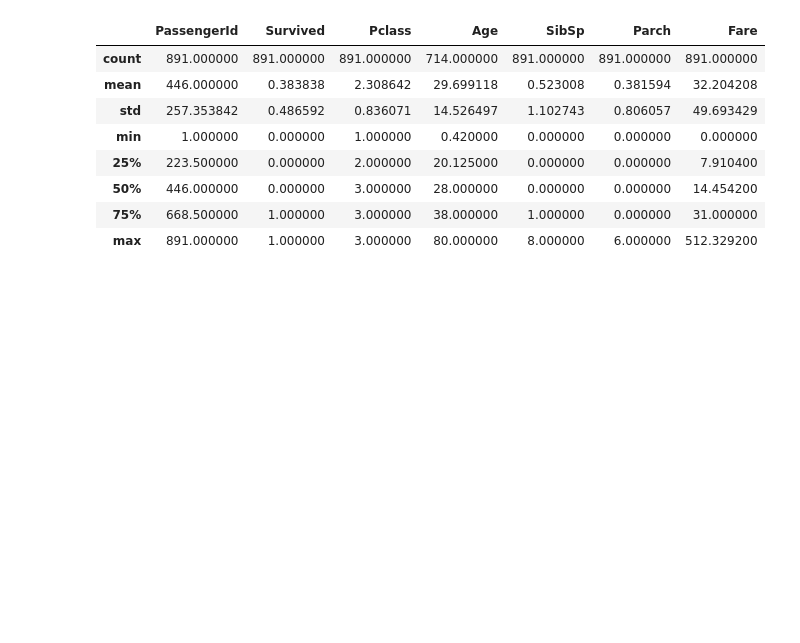
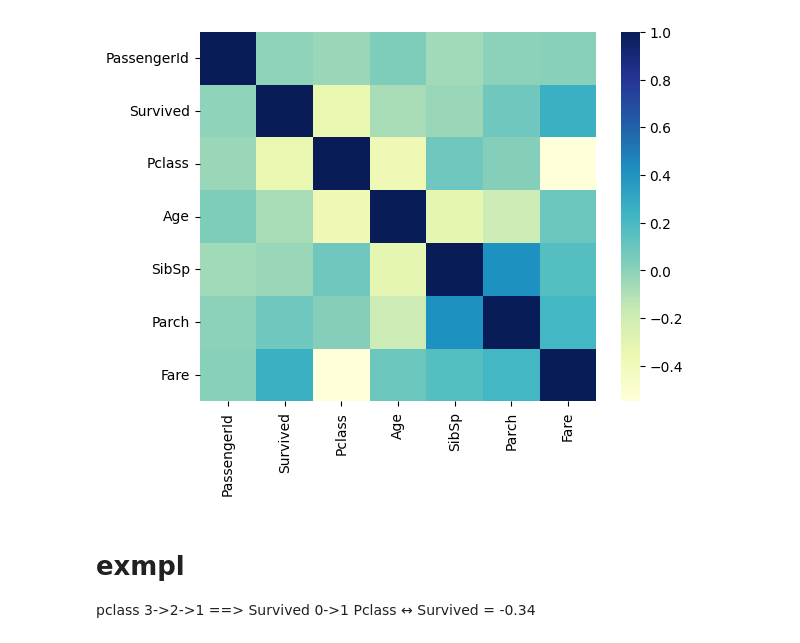
Before and after one commit to raji383/kaggle-titanic, a Jupyter notebook: notebook/main.ipynb, the cells around one changed output. Cells and saved outputs as stored; diff of their text form; code cells hidden in the pictures; blank space fills up the shorter version.

```diff
--- a/notebook/main.ipynb
+++ b/notebook/main.ipynb
@@ -4,14 +4,14 @@ import pandas as pd
 import matplotlib.pyplot as plt
 # %%
 t_data=pd.read_csv("../data/train.csv")
-t_data.describe()
+#t_data.describe()
-# %% [output]
-|  | PassengerId | Survived | Pclass | Age | SibSp | Parch | Fare |
-| count | 891.000000 | 891.000000 | 891.000000 | 714.000000 | 891.000000 | 891.000000 | 891.000000 |
-| mean | 446.000000 | 0.383838 | 2.308642 | 29.699118 | 0.523008 | 0.381594 | 32.204208 |
-| std | 257.353842 | 0.486592 | 0.836071 | 14.526497 | 1.102743 | 0.806057 | 49.693429 |
-| min | 1.000000 | 0.000000 | 1.000000 | 0.420000 | 0.000000 | 0.000000 | 0.000000 |
-| 25% | 223.500000 | 0.000000 | 2.000000 | 20.125000 | 0.000000 | 0.000000 | 7.910400 |
-| 50% | 446.000000 | 0.000000 | 3.000000 | 28.000000 | 0.000000 | 0.000000 | 14.454200 |
-| 75% | 668.500000 | 1.000000 | 3.000000 | 38.000000 | 1.000000 | 0.000000 | 31.000000 |
-| max | 891.000000 | 1.000000 | 3.000000 | 80.000000 | 8.000000 | 6.000000 | 512.329200 |
+# %%
+import seaborn as sns
+sns.heatmap(t_data.corr(numeric_only=True),cmap="YlGnBu")
+plt.show()
+# %% [output]
+[figure, added]
+# %% [markdown]
+# exmpl
+pclass 3->2->1  ==> Survived 0->1
+Pclass ↔ Survived = -0.34
```
Also changed, not shown: parts of 4 cells of this notebook.
